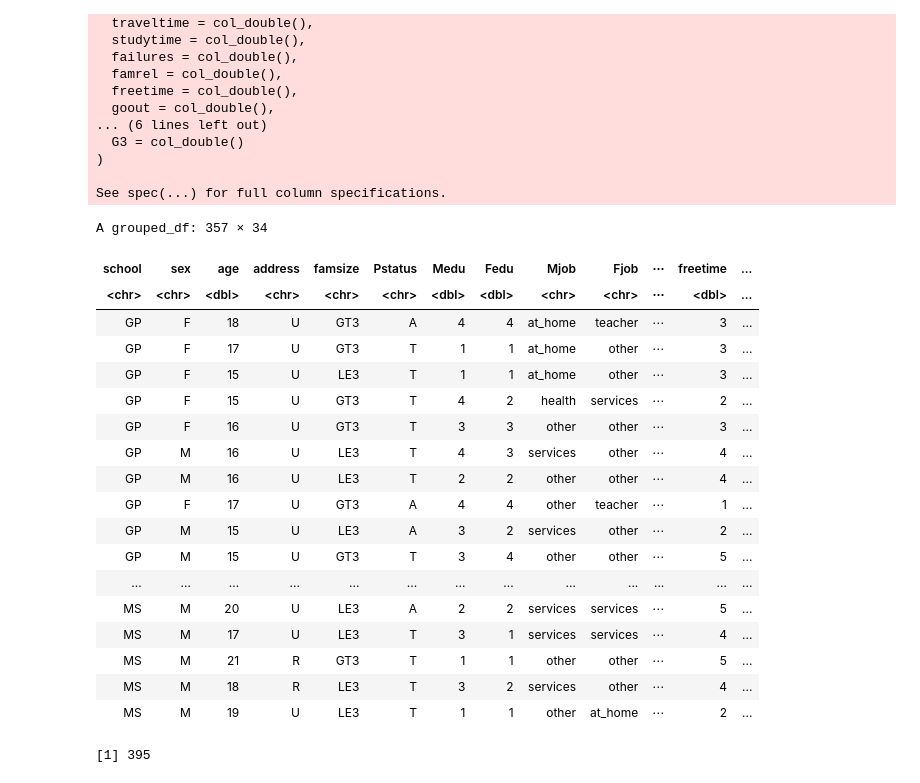
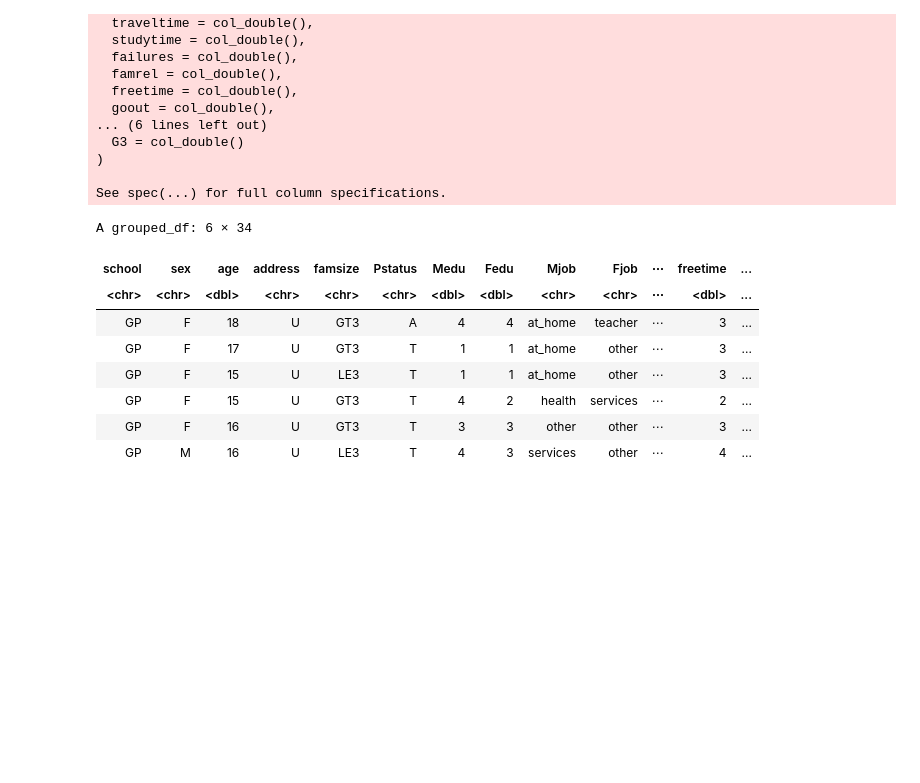
Before and after one commit to FelixNg21/DSCI100-project, a Jupyter notebook: Classification wrok.ipynb, the cells around one changed output. Cells and saved outputs as stored; diff of their text form; code cells hidden in the pictures; blank space fills up the shorter version.

```diff
--- a/Classification wrok.ipynb
+++ b/Classification wrok.ipynb
@@ -48,39 +30,23 @@ See spec(...) for full column specifications.
 # %%
 # Grouped the Final Grade into intervals for easier labelling down the line
 # Grades 0-5 is 1, 6-10 is 2, 11-15 is 3 and 16-20 is 4
 
 student_data_group <- student_data %>%
     mutate(label = cut(G3, c(0, 9, 11, 13, 15, 20),
                        #labels = c("fail", "sufficient", "satisfactory", "good", "excellent"),
                        labels = c(1, 2, 3, 4, 5),
                        left = FALSE)) %>%
-    #group_by(label = unlist(label)) %>%
     group_by(label = as.factor(label)) %>%
-    filter(!is.na(label)) #%>%
-    #str(label)
+    filter(!is.na(label))
 
-student_data_group
+head(student_data_group)
 # %% [output]
-A grouped_df: 357 × 34
+A grouped_df: 6 × 34
 | school | sex | age | address | famsize | Pstatus | Medu | Fedu | Mjob | Fjob | ⋯ | freetime | ... |
 | <chr> | <chr> | <dbl> | <chr> | <chr> | <chr> | <dbl> | <dbl> | <chr> | <chr> | ⋯ | <dbl> | ... |
 | GP | F | 18 | U | GT3 | A | 4 | 4 | at_home | teacher | ⋯ | 3 | ... |
 | GP | F | 17 | U | GT3 | T | 1 | 1 | at_home | other | ⋯ | 3 | ... |
 | GP | F | 15 | U | LE3 | T | 1 | 1 | at_home | other | ⋯ | 3 | ... |
 | GP | F | 15 | U | GT3 | T | 4 | 2 | health | services | ⋯ | 2 | ... |
 | GP | F | 16 | U | GT3 | T | 3 | 3 | other | other | ⋯ | 3 | ... |
 | GP | M | 16 | U | LE3 | T | 4 | 3 | services | other | ⋯ | 4 | ... |
-| GP | M | 16 | U | LE3 | T | 2 | 2 | other | other | ⋯ | 4 | ... |
-| GP | F | 17 | U | GT3 | A | 4 | 4 | other | teacher | ⋯ | 1 | ... |
-| GP | M | 15 | U | LE3 | A | 3 | 2 | services | other | ⋯ | 2 | ... |
-| GP | M | 15 | U | GT3 | T | 3 | 4 | other | other | ⋯ | 5 | ... |
-| ... | ... | ... | ... | ... | ... | ... | ... | ... | ... | ... | ... | ... |
-| MS | M | 20 | U | LE3 | A | 2 | 2 | services | services | ⋯ | 5 | ... |
-| MS | M | 17 | U | LE3 | T | 3 | 1 | services | services | ⋯ | 4 | ... |
-| MS | M | 21 | R | GT3 | T | 1 | 1 | other | other | ⋯ | 5 | ... |
-| MS | M | 18 | R | LE3 | T | 3 | 2 | services | other | ⋯ | 4 | ... |
-| MS | M | 19 | U | LE3 | T | 1 | 1 | other | at_home | ⋯ | 2 | ... |
-# %%
-length(cut(student_data$G3, c(0, 9, 11, 13, 15, 20),labels = c(1, 2, 3, 4, 5)))
-# %% [output]
-[1] 395
```
Also changed, not shown: parts of 16 cells of this notebook.
